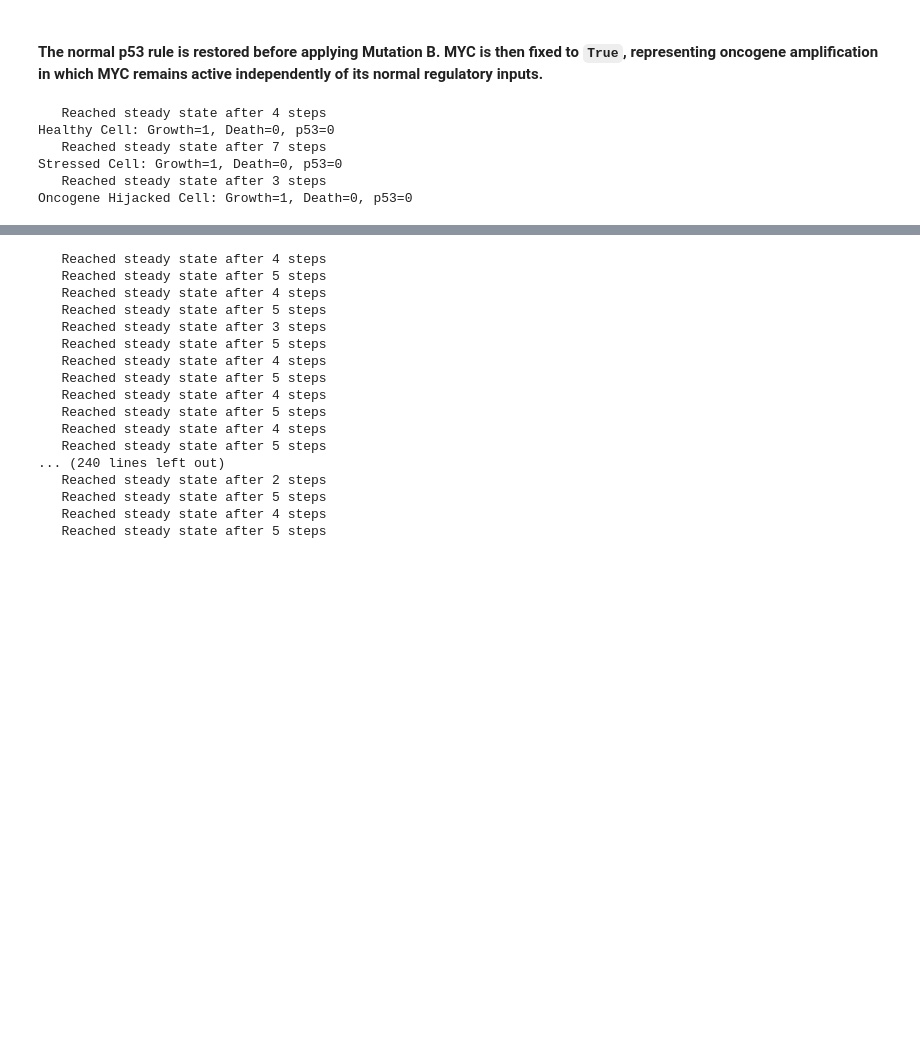
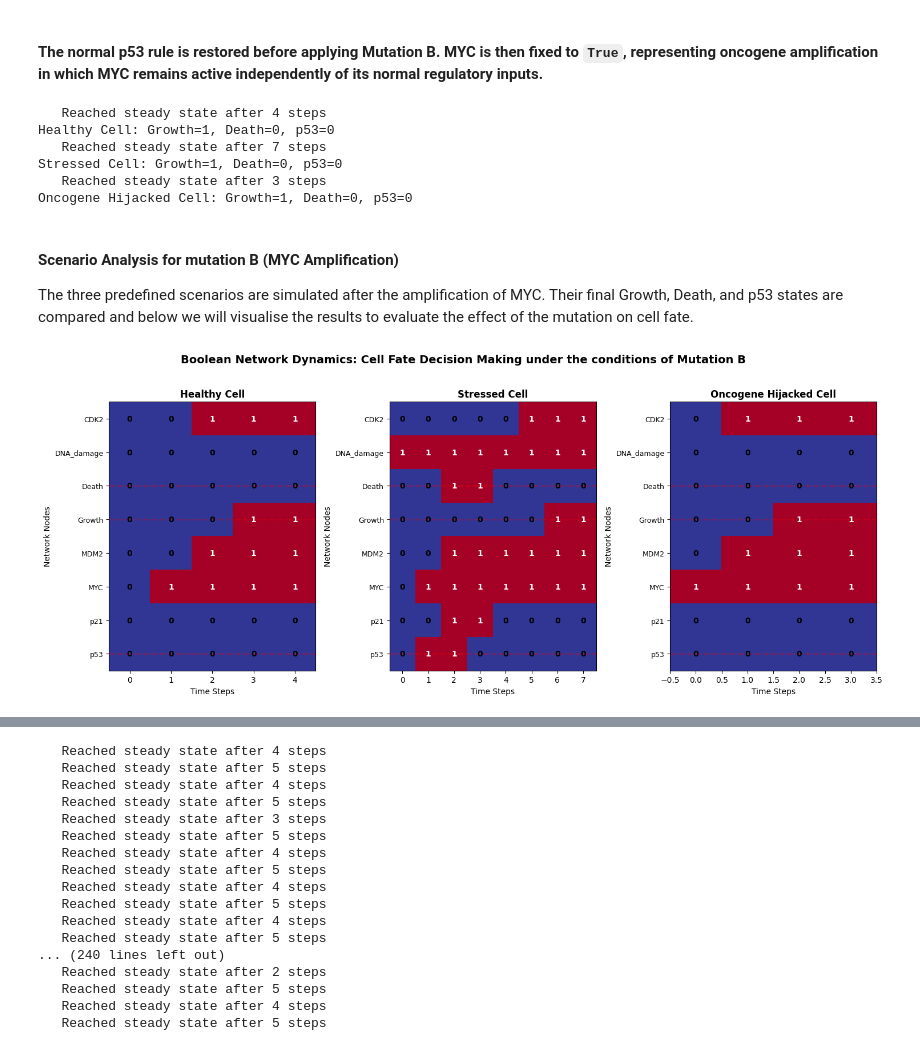
Before and after one commit to Frank03Lambert/MSMBS-Group07, a Jupyter notebook: Assignment3/assignment 3/KEN3170_BooleanModeling-2026-27.ipynb, the cells around one changed output, grey strips where cells are left out. Saved outputs shown, nothing was run; the diff lists cells and outputs as text; code cells hidden in the pictures; blank space fills up the shorter version.

Commit message:
Elaborated on mutation B

```diff
--- a/Assignment3/assignment 3/KEN3170_BooleanModeling-2026-27.ipynb
+++ b/Assignment3/assignment 3/KEN3170_BooleanModeling-2026-27.ipynb
@@ -882,11 +882,14 @@ for i, attractor in enumerate(attractors_A):
         p53_active = state_dict['p53'] == 1
         dna_damage_active = state_dict['DNA_damage'] == 1
 
+        size = basin_A[attractor]
+        percentage = size / 256 * 100
 
         print(f"   Growth: {'ON' if growth_active else 'OFF'}")
         print(f"   Death: {'ON' if death_active else 'OFF'}")
         print(f"   p53: {'ON' if p53_active else 'OFF'}")
         print(f"   DNA Damage: {'ON' if dna_damage_active else 'OFF'}")
+        print(f"   Basin Size: {size} initial states ({percentage:.1f}%)")
 
         # Interpret the meaning
         if growth_active and not death_active and not dna_damage_active:
@@ -1102,3 +1109,48 @@ Healthy Cell: Growth=1, Death=0, p53=0
 Stressed Cell: Growth=1, Death=0, p53=0
    Reached steady state after 3 steps
 Oncogene Hijacked Cell: Growth=1, Death=0, p53=0
+# %% [markdown]
+#### Scenario Analysis for mutation B (MYC Amplification)
+
+The three predefined scenarios are simulated after the amplification of MYC. Their final Growth, Death, and p53 states are compared and below we will visualise the results to evaluate the effect of the mutation on cell fate.
+# %%
+# Visualize results
+n_scenarios = len(results_B)
+fig, axes = plt.subplots(1, n_scenarios, figsize=(5*n_scenarios, 6))
+
+if n_scenarios == 1:
+    axes = [axes]
+
+for scenario_idx, (scenario_name, trajectory) in enumerate(results_B.items()):
+    ax = axes[scenario_idx]
+
+    # Create heatmap
+    trajectory_matrix = trajectory.T  # Transpose for proper orientation
+
+    im = ax.imshow(trajectory_matrix, cmap='RdYlBu_r', aspect='auto', interpolation='nearest')
+
+    # Formatting
+    ax.set_title(f'{scenario_name}', fontweight='bold', fontsize=12)
+    ax.set_xlabel('Time Steps', fontsize=10)
+    ax.set_ylabel('Network Nodes', fontsize=10)
+    ax.set_yticks(range(len(node_names)))
+    ax.set_yticklabels(node_names, fontsize=9)
+
+    # Add text annotations
+    for t in range(trajectory.shape[0]):
+        for n in range(len(node_names)):
+            color = 'white' if trajectory_matrix[n, t] == 1 else 'black'
+            ax.text(t, n, int(trajectory_matrix[n, t]),
+                   ha="center", va="center", color=color, fontweight='bold')
+
+    # Highlight key output nodes
+    output_indices = [i for i, name in enumerate(node_names) if name in ['Growth', 'Death', 'p53']]
+    for output_idx in output_indices:  # Changed variable name to avoid conflict
+        ax.axhline(y=output_idx, color='red', linestyle='--', alpha=0.3, linewidth=2)
+
+plt.suptitle('Boolean Network Dynamics: Cell Fate Decision Making under the conditions of Mutation B',
+             fontsize=14, fontweight='bold', y=1.02)
+plt.tight_layout()
+plt.show()
+# %% [output]
+[figure, added]
```
Also changed, not shown: parts of 12 cells of this notebook.
